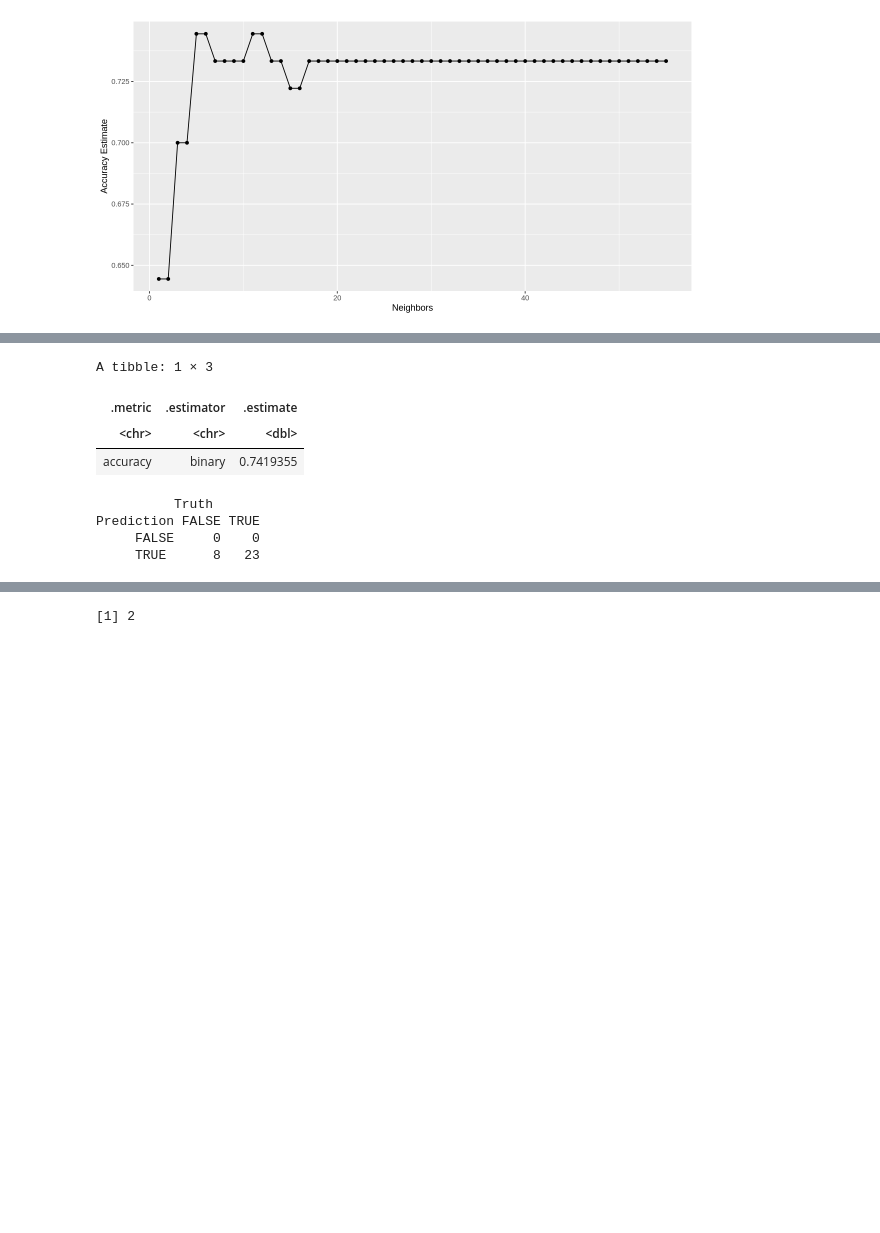
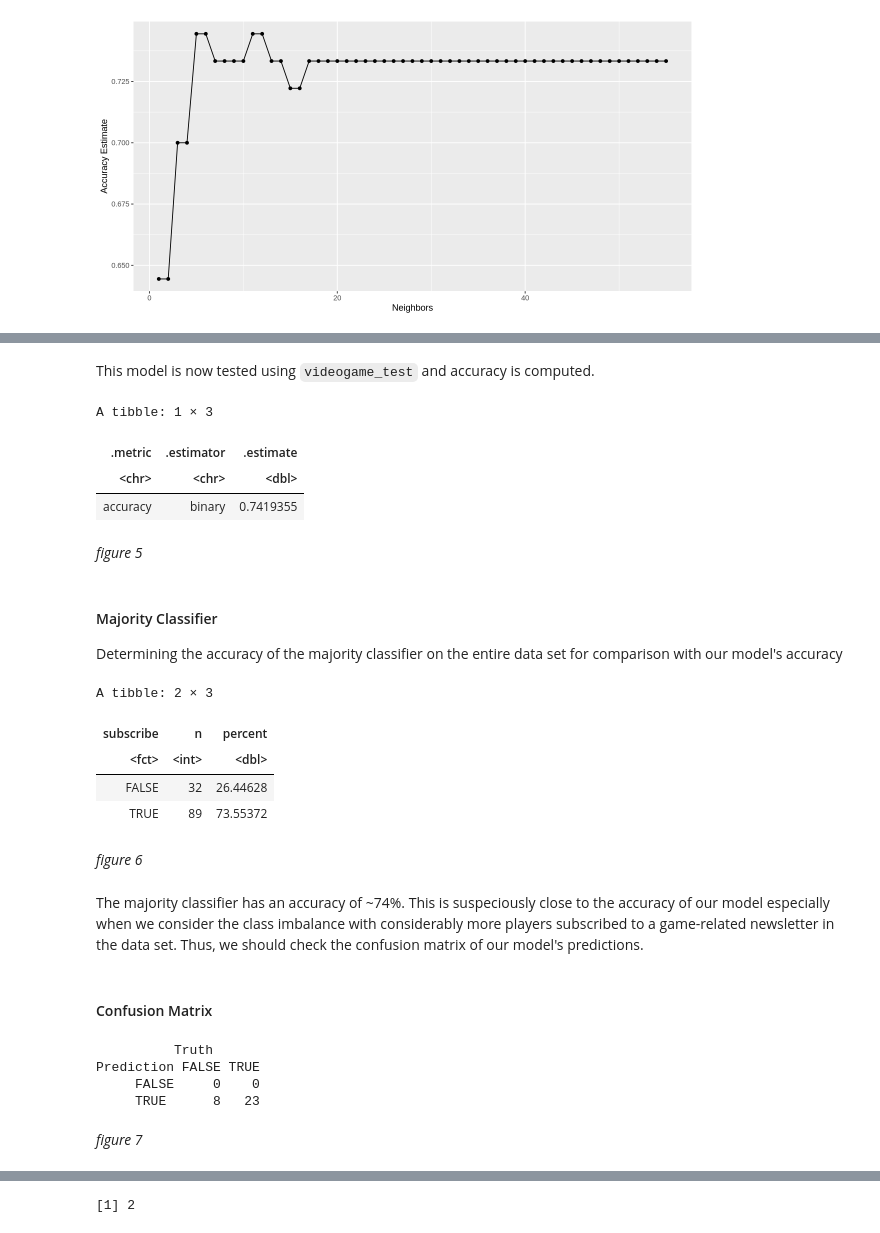
Before and after one commit to skylv777/dsci100_group_project, a Jupyter notebook: group_project.ipynb, the cells around one changed output, grey strips where cells are left out. Drawn from its saved outputs; the diff is of its cells as text; code cells hidden in the pictures; blank space fills up the shorter version.

Commit message:
Added narration and figure numbers

```diff
--- a/group_project.ipynb
+++ b/group_project.ipynb
@@ -316,6 +260,8 @@ videogame_wkfl <- workflow() |>
         add_recipe(videogame_recipe) |>
         add_model(videogame_spec) |>
         fit(data = videogame_train)
+# %% [markdown]
+This model is now tested using `videogame_test` and accuracy is computed.
 # %%
 videogame_predict <-predict(videogame_wkfl, videogame_test) |>
         bind_cols(videogame_test)
@@ -327,13 +273,42 @@ conf_mat<- videogame_predict|>
     conf_mat(truth = subscribe, estimate = .pred_class)
 
 videogame_predict_accuracy
-conf_mat
 # %% [output]
 A tibble: 1 × 3
 | .metric | .estimator | .estimate |
 | <chr> | <chr> | <dbl> |
 | accuracy | binary | 0.7419355 |
-          Truth
-Prediction FALSE TRUE
-     FALSE     0    0
-     TRUE      8   23
+# %% [markdown]
+*figure 5*
+# %% [markdown]
+#### Majority Classifier
+Determining the accuracy of the majority classifier on the entire data set for comparison with our model's accuracy
+# %%
+videogame_proportions <- combined_data_fct |>
+    group_by(subscribe) |>
+    summarize(n=n()) |>
+    mutate(percent = 100*n/nrow(combined_data_fct))
+videogame_proportions
+# %% [output]
+A tibble: 2 × 3
+| subscribe | n | percent |
+| <fct> | <int> | <dbl> |
+| FALSE | 32 | 26.44628 |
+| TRUE | 89 | 73.55372 |
+# %% [markdown]
+*figure 6*
+# %% [markdown]
+The majority classifier has an accuracy of ~74%. This is suspeciously close to the accuracy of our model especially when we consider the class imbalance with considerably more players subscribed to a game-related newsletter in the data set. Thus, we should check the confusion matrix of our model's predictions.
+# %% [markdown]
+#### Confusion Matrix
+# %%
+conf_mat<- videogame_predict|>
+    conf_mat(truth = subscribe, estimate = .pred_class)
+conf_mat
+# %% [output]
+          Truth
+Prediction FALSE TRUE
+     FALSE     0    0
+     TRUE      8   23
+# %% [markdown]
+*figure 7*
```
Also changed, not shown: parts of 51 cells of this notebook.
